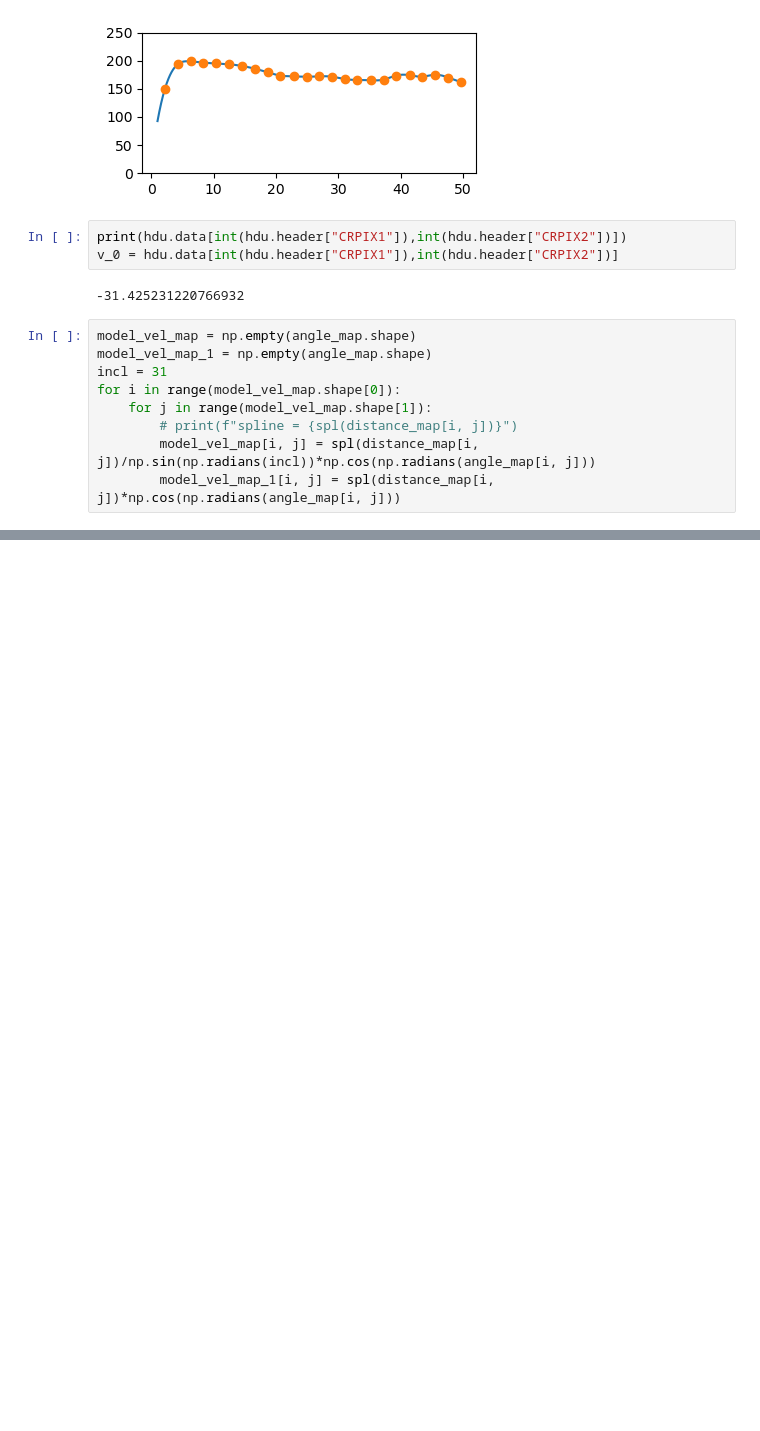
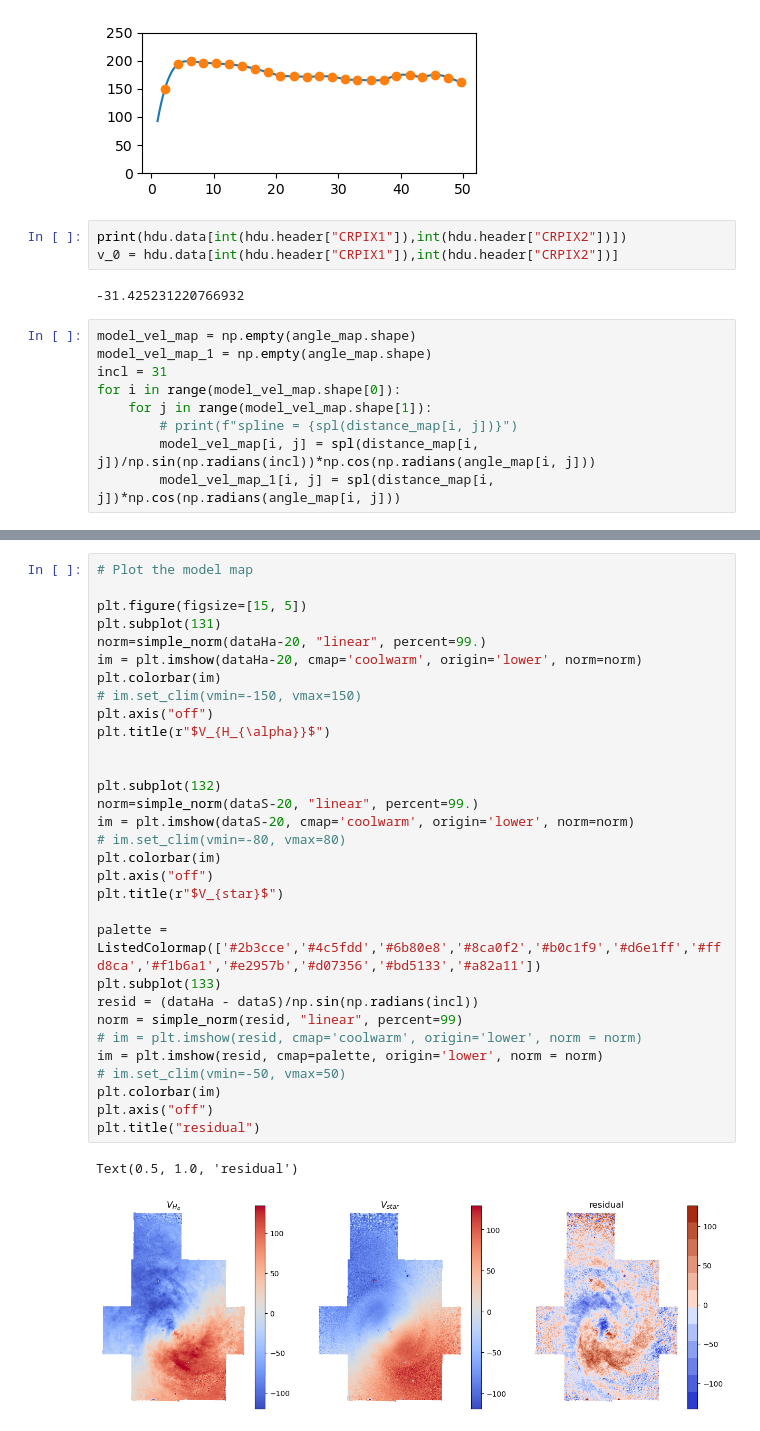
Before and after one commit to Polina-Kochergina/velocity_gradients, a Jupyter notebook: vel_grad.ipynb, the cells around one changed output, grey strips where cells are left out. Cells and saved outputs as stored; diff of their text form; blank space fills up the shorter version.

```diff
--- a/vel_grad.ipynb
+++ b/vel_grad.ipynb
@@ -294,0 +295,34 @@ Text(0.5, 1.0, 'residual')
+# %%
+# Plot the model map
+
+plt.figure(figsize=[15, 5])
+plt.subplot(131)
+norm=simple_norm(dataHa-20, "linear", percent=99.)
+im = plt.imshow(dataHa-20, cmap='coolwarm', origin='lower', norm=norm)
+plt.colorbar(im)
+# im.set_clim(vmin=-150, vmax=150)
+plt.axis("off")
+plt.title(r"$V_{H_{\alpha}}$")
+
+
+plt.subplot(132)
+norm=simple_norm(dataS-20, "linear", percent=99.)
+im = plt.imshow(dataS-20, cmap='coolwarm', origin='lower', norm=norm)
+# im.set_clim(vmin=-80, vmax=80)
+plt.colorbar(im)
+plt.axis("off")
+plt.title(r"$V_{star}$")
+
+palette = ListedColormap(['#2b3cce','#4c5fdd','#6b80e8','#8ca0f2','#b0c1f9','#d6e1ff','#ffd8ca','#f1b6a1','#e2957b','#d07356','#bd5133','#a82a11'])
+plt.subplot(133)
+resid = (dataHa - dataS)/np.sin(np.radians(incl))
+norm = simple_norm(resid, "linear", percent=99)
+# im = plt.imshow(resid, cmap='coolwarm', origin='lower', norm = norm)
+im = plt.imshow(resid, cmap=palette, origin='lower', norm = norm)
+# im.set_clim(vmin=-50, vmax=50)
+plt.colorbar(im)
+plt.axis("off")
+plt.title("residual")
+# %% [output]
+Text(0.5, 1.0, 'residual')
+[figure, added]
```
Also changed, not shown: parts of 2 cells of this notebook.
